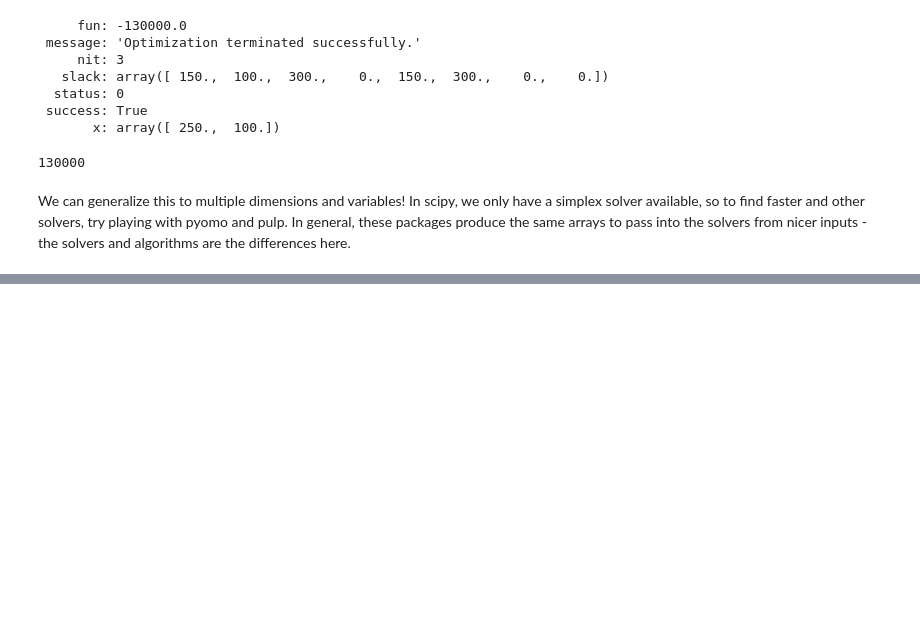
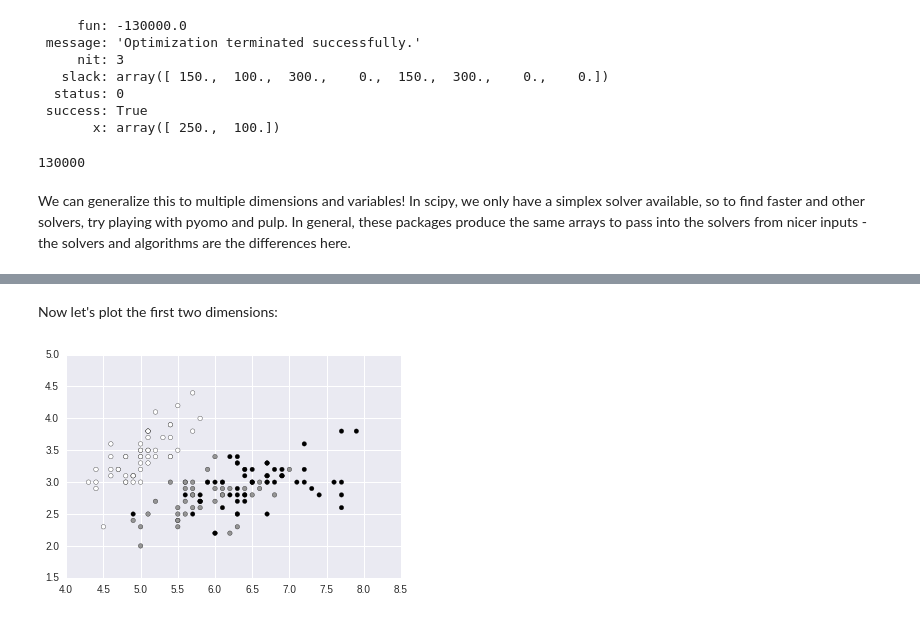
Before and after one commit to jeremycg/pythoncourse, a Jupyter notebook: _site/assets/notebooks/r&d/lesson 06.ipynb, the cells around one changed output, grey strips where cells are left out. Saved outputs shown, nothing was run; the diff lists cells and outputs as text; code cells hidden in the pictures; blank space fills up the shorter version.

```diff
--- a/_site/assets/notebooks/r&d/lesson 06.ipynb
+++ b/_site/assets/notebooks/r&d/lesson 06.ipynb
@@ -267,0 +278,9 @@ We can generalize this to multiple dimensions and variables! In scipy, we only h
+# %%
+from sklearn import datasets
+from scipy.cluster.hierarchy import dendrogram, linkage, fcluster
+
+iris = datasets.load_iris()
+
+dat = iris.data
+target = iris.target
+print(iris.DESCR)
@@ -267,0 +305,6 @@ We can generalize this to multiple dimensions and variables! In scipy, we only h
+# %% [markdown]
+Now let's plot the first two dimensions:
+# %%
+plt.scatter(dat[:, 0], dat[:, 1], c = target);
+# %% [output]
+[figure, added]
```
Also changed, not shown: parts of 15 cells of this notebook, 6 other files.
